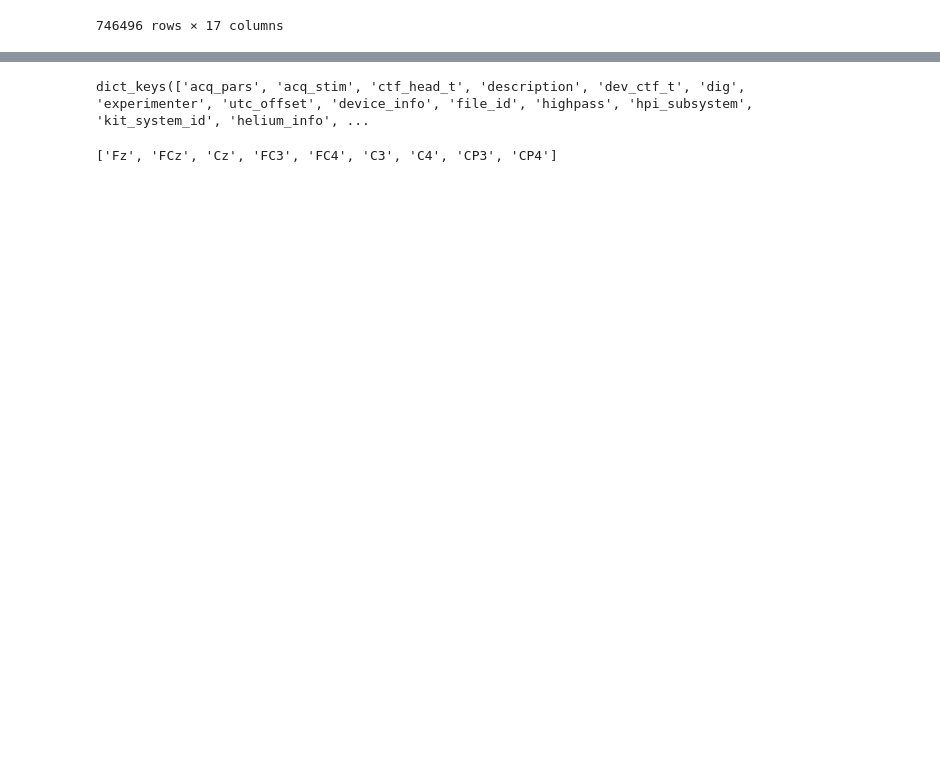
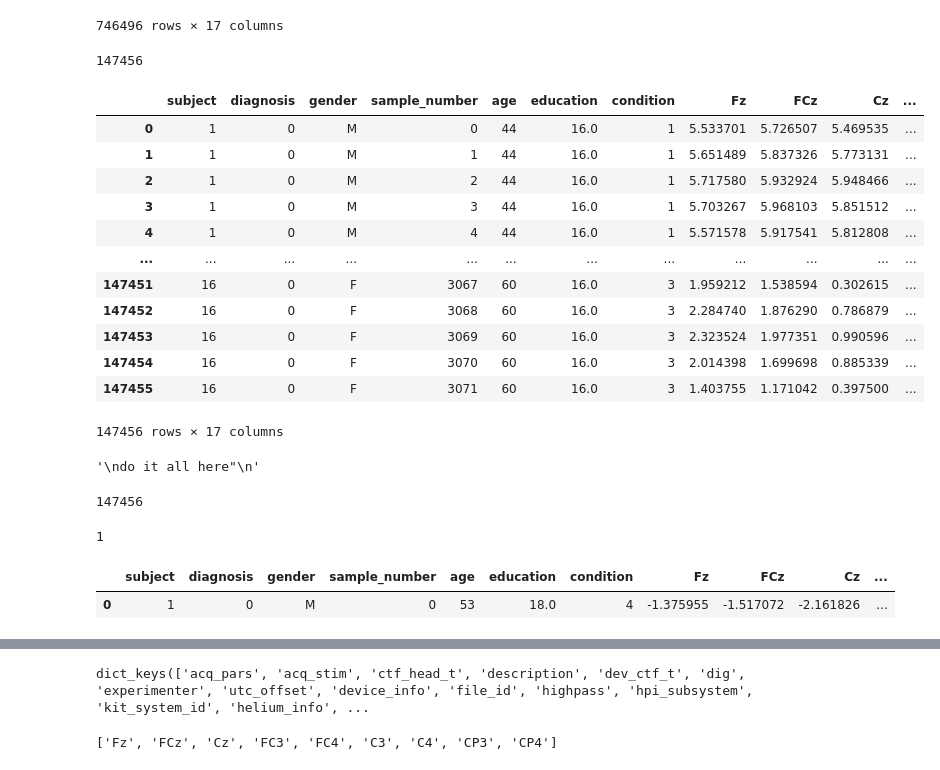
Before and after one commit to shizacharania/schizophrenia-eeg, a Jupyter notebook: schizophrenia_eeg.ipynb, the cells around one changed output, grey strips where cells are left out. Cells and saved outputs as stored; diff of their text form; code cells hidden in the pictures; blank space fills up the shorter version.

```diff
--- a/schizophrenia_eeg.ipynb
+++ b/schizophrenia_eeg.ipynb
@@ -380,3 +380,35 @@ df1
 | 746494 | 81 | 1 | M | 3070 | 56 | 13.0 | 3 | -0.472620 | 0.003017 | -0.465663 | ... |
 | 746495 | 81 | 1 | M | 3071 | 56 | 13.0 | 3 | -0.496193 | 0.044210 | -0.503998 | ... |
 746496 rows × 17 columns
+# %%
+end = 16*9216
+print(end)
+df1 = df1[0:end]
+# %% [output]
+147456
+# %%
+df1
+# %% [output]
+|  | subject | diagnosis | gender | sample_number | age | education | condition | Fz | FCz | Cz | ... |
+| 0 | 1 | 0 | M | 0 | 44 | 16.0 | 1 | 5.533701 | 5.726507 | 5.469535 | ... |
+| 1 | 1 | 0 | M | 1 | 44 | 16.0 | 1 | 5.651489 | 5.837326 | 5.773131 | ... |
+| 2 | 1 | 0 | M | 2 | 44 | 16.0 | 1 | 5.717580 | 5.932924 | 5.948466 | ... |
+| 3 | 1 | 0 | M | 3 | 44 | 16.0 | 1 | 5.703267 | 5.968103 | 5.851512 | ... |
+| 4 | 1 | 0 | M | 4 | 44 | 16.0 | 1 | 5.571578 | 5.917541 | 5.812808 | ... |
+| ... | ... | ... | ... | ... | ... | ... | ... | ... | ... | ... | ... |
+| 147451 | 16 | 0 | F | 3067 | 60 | 16.0 | 3 | 1.959212 | 1.538594 | 0.302615 | ... |
+| 147452 | 16 | 0 | F | 3068 | 60 | 16.0 | 3 | 2.284740 | 1.876290 | 0.786879 | ... |
+| 147453 | 16 | 0 | F | 3069 | 60 | 16.0 | 3 | 2.323524 | 1.977351 | 0.990596 | ... |
+| 147454 | 16 | 0 | F | 3070 | 60 | 16.0 | 3 | 2.014398 | 1.699698 | 0.885339 | ... |
+| 147455 | 16 | 0 | F | 3071 | 60 | 16.0 | 3 | 1.403755 | 1.171042 | 0.397500 | ... |
+147456 rows × 17 columns
+# %%
+"""
+do it all here"
+"""
+# %% [output]
+'\ndo it all here"\n'
+# %%
+print(len(df1))
+# %% [output]
+147456
@@ -382,0 +420,4 @@ df1
+# %%
+df1["condition"][9216]
+# %% [output]
+1
@@ -382,0 +453,5 @@ df1
+# %%
+add_row_df
+# %% [output]
+|  | subject | diagnosis | gender | sample_number | age | education | condition | Fz | FCz | Cz | ... |
+| 0 | 1 | 0 | M | 0 | 53 | 18.0 | 4 | -1.375955 | -1.517072 | -2.161826 | ... |
```
Also changed, not shown: parts of 42 cells of this notebook.
